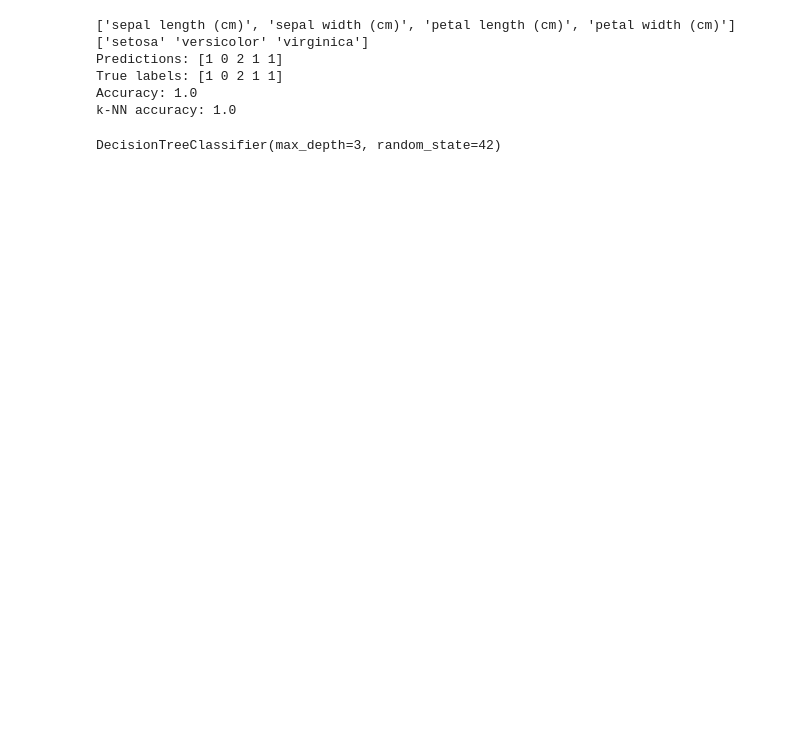
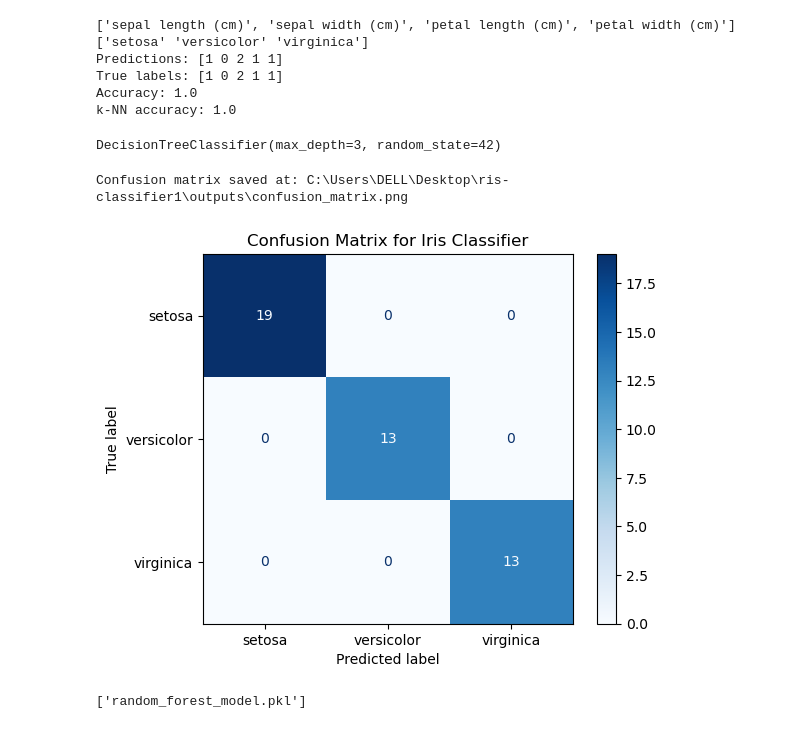
Before and after one commit to moudy93/ris-classifier1, a Jupyter notebook: notebooks/iris-_model.ipynb, the cells around one changed output. Drawn from its saved outputs; the diff is of its cells as text; code cells hidden in the pictures; blank space fills up the shorter version.

```diff
--- a/notebooks/iris-_model.ipynb
+++ b/notebooks/iris-_model.ipynb
@@ -32,3 +32,61 @@ True labels: [1 0 2 1 1]
 Accuracy: 1.0
 k-NN accuracy: 1.0
 DecisionTreeClassifier(max_depth=3, random_state=42)
+# %%
+import os
+import matplotlib.pyplot as plt
+from sklearn.datasets import load_iris
+from sklearn.model_selection import train_test_split
+from sklearn.ensemble import RandomForestClassifier
+from sklearn.metrics import ConfusionMatrixDisplay, confusion_matrix
+
+# Load the Iris dataset
+iris = load_iris()
+X = iris.data
+y = iris.target
+
+# Split the dataset into training and testing sets
+X_train, X_test, y_train, y_test = train_test_split(X, y, test_size=0.3, random_state=42)
+
+# Train a Random Forest classifier
+clf = RandomForestClassifier(random_state=42)
+clf.fit(X_train, y_train)
+
+# Predict on the test set
+y_pred = clf.predict(X_test)
+
+# Generate the confusion matrix
+cm = confusion_matrix(y_test, y_pred, labels=clf.classes_)
+
+# Create a ConfusionMatrixDisplay
+disp = ConfusionMatrixDisplay(confusion_matrix=cm, display_labels=iris.target_names)
+
+# Plot the confusion matrix
+disp.plot(cmap=plt.cm.Blues)
+plt.title("Confusion Matrix for Iris Classifier")
+
+# Define the output folder path
+output_folder = r"C:\Users\DELL\Desktop\ris-classifier1\outputs"
+
+# Ensure the folder exists
+os.makedirs(output_folder, exist_ok=True)
+
+# Define the full path for the saved plot
+output_path = os.path.join(output_folder, "confusion_matrix.png")
+
+# Save the plot to the specified path
+plt.savefig(output_path, dpi=300, bbox_inches='tight')
+
+# Show the saved path
+print(f"Confusion matrix saved at: {output_path}")
+
+# Optionally display the plot
+plt.show()
+
+import joblib
+
+joblib.dump(output_folder, "random_forest_model.pkl")
+# %% [output]
+Confusion matrix saved at: C:\Users\DELL\Desktop\ris-classifier1\outputs\confusion_matrix.png
+[figure, added]
+['random_forest_model.pkl']
```
Also changed, not shown: 3 other files.
